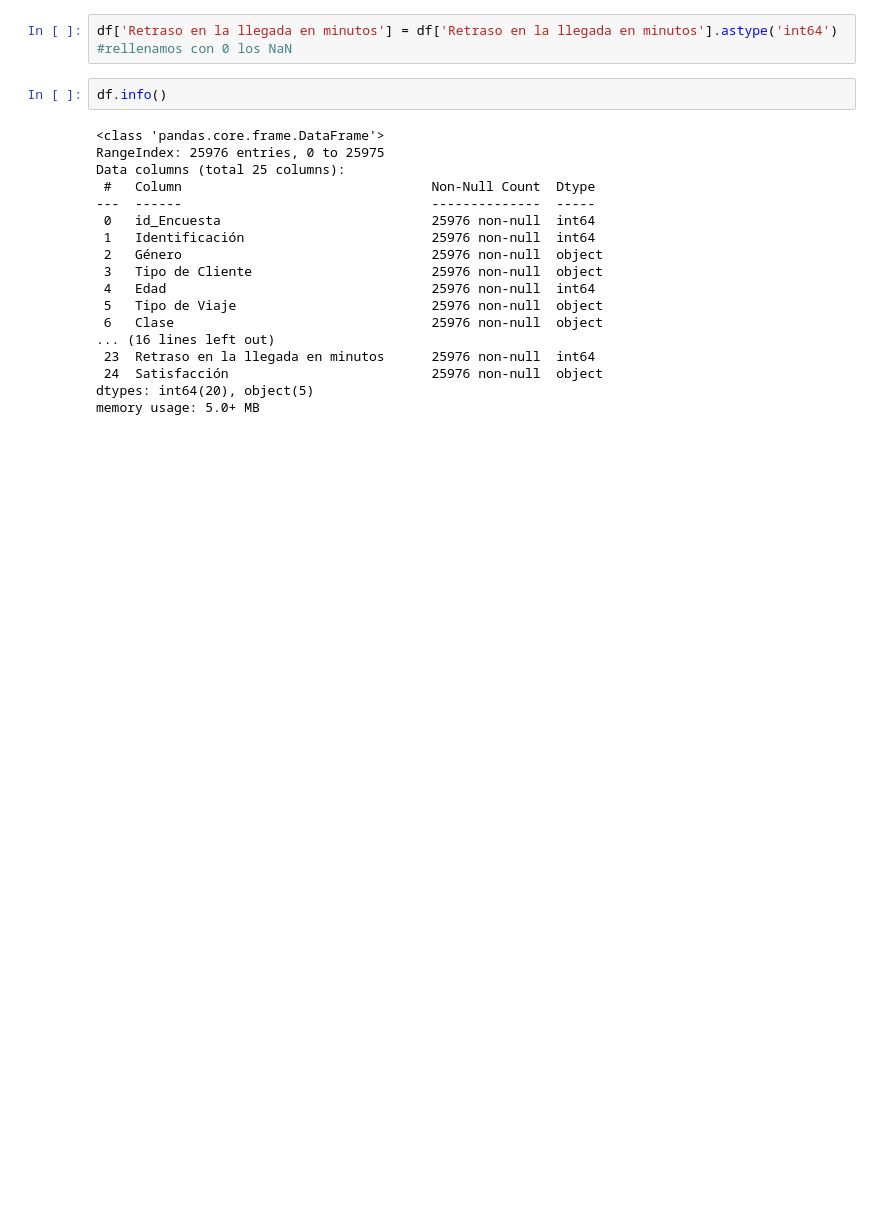
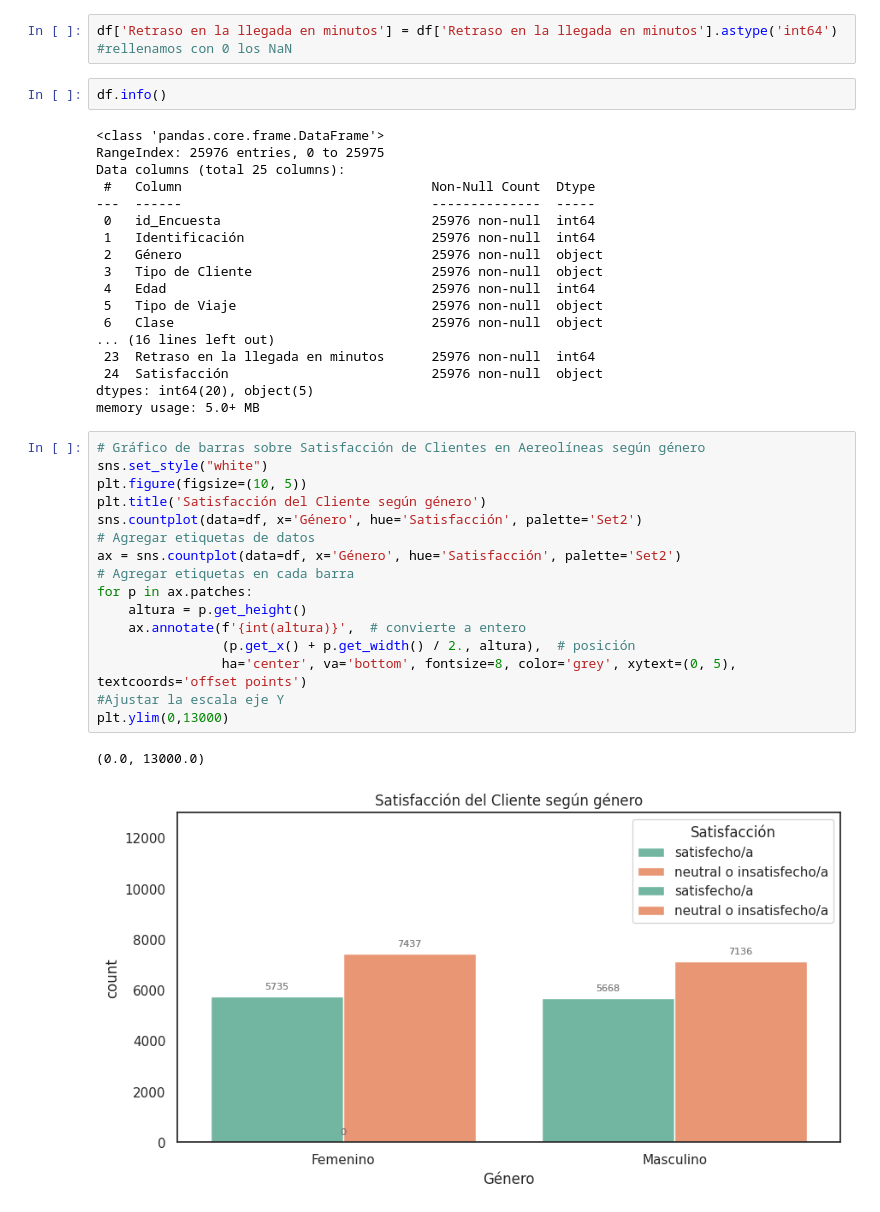
Before and after one commit to soledad-villarrubia/Data_Sciense_1, a Jupyter notebook: Proyecto_Final_CODERHOUSE.ipynb, the cells around one changed output. Drawn from its saved outputs; the diff is of its cells as text; blank space fills up the shorter version.

```diff
--- a/Proyecto_Final_CODERHOUSE.ipynb
+++ b/Proyecto_Final_CODERHOUSE.ipynb
@@ -161,3 +161,22 @@ Data columns (total 25 columns):
  24  Satisfacción                          25976 non-null  object
 dtypes: int64(20), object(5)
 memory usage: 5.0+ MB
+# %%
+# Gráfico de barras sobre Satisfacción de Clientes en Aereolíneas según género
+sns.set_style("white")
+plt.figure(figsize=(10, 5))
+plt.title('Satisfacción del Cliente según género')
+sns.countplot(data=df, x='Género', hue='Satisfacción', palette='Set2')
+# Agregar etiquetas de datos
+ax = sns.countplot(data=df, x='Género', hue='Satisfacción', palette='Set2')
+# Agregar etiquetas en cada barra
+for p in ax.patches:
+    altura = p.get_height()
+    ax.annotate(f'{int(altura)}',  # convierte a entero
+                (p.get_x() + p.get_width() / 2., altura),  # posición
+                ha='center', va='bottom', fontsize=8, color='grey', xytext=(0, 5), textcoords='offset points')
+#Ajustar la escala eje Y
+plt.ylim(0,13000)
+# %% [output]
+(0.0, 13000.0)
+[figure, added]
```
